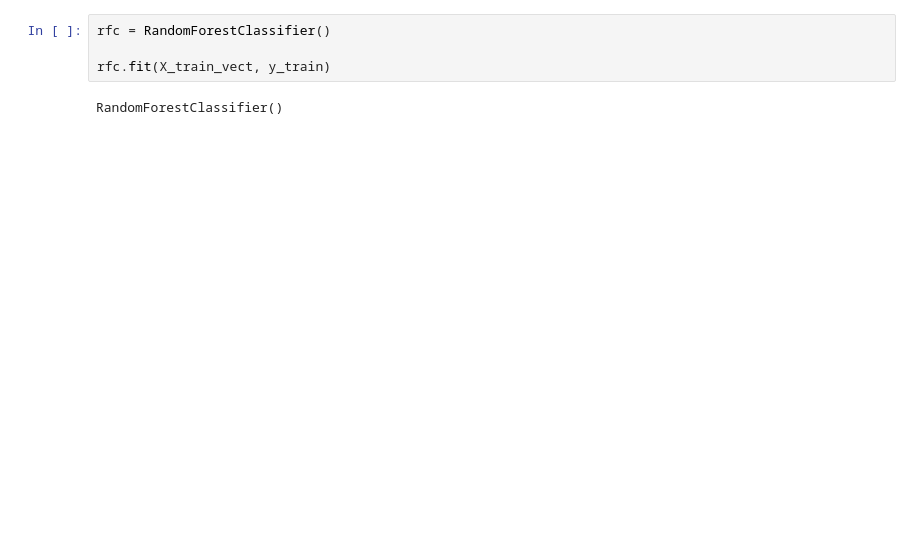
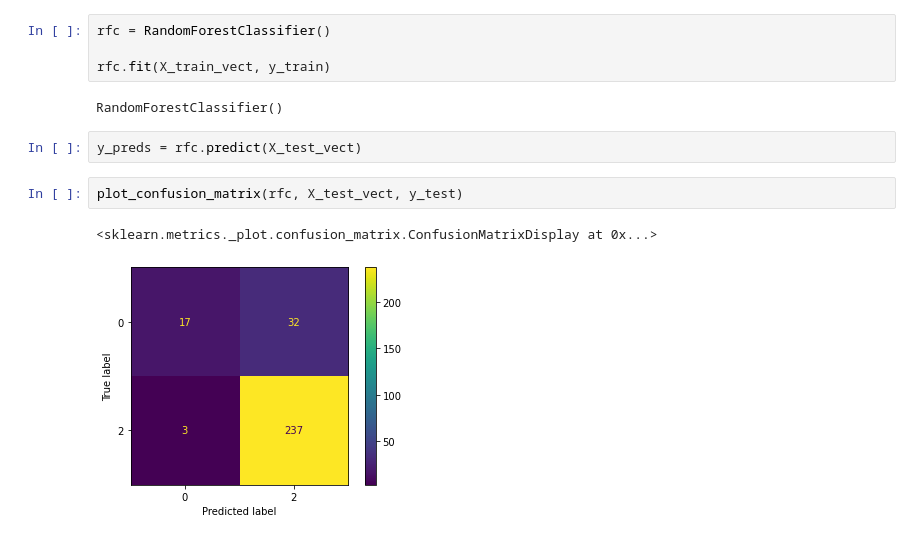
Before and after one commit to markjh2323/phase_4_project, a Jupyter notebook: crowdflower-brands-and-product-emotions/project_work/binary_models.ipynb, the cells around one changed output. Drawn from its saved outputs; the diff is of its cells as text; blank space fills up the shorter version.

```diff
--- a/crowdflower-brands-and-product-emotions/project_work/binary_models.ipynb
+++ b/crowdflower-brands-and-product-emotions/project_work/binary_models.ipynb
@@ -40,3 +40,10 @@ rfc = RandomForestClassifier()
 rfc.fit(X_train_vect, y_train)
 # %% [output]
 RandomForestClassifier()
+# %%
+y_preds = rfc.predict(X_test_vect)
+# %%
+plot_confusion_matrix(rfc, X_test_vect, y_test)
+# %% [output]
+<sklearn.metrics._plot.confusion_matrix.ConfusionMatrixDisplay at 0x...>
+[figure, added]
```
Also changed, not shown: parts of 10 cells of this notebook, 1 other file.
